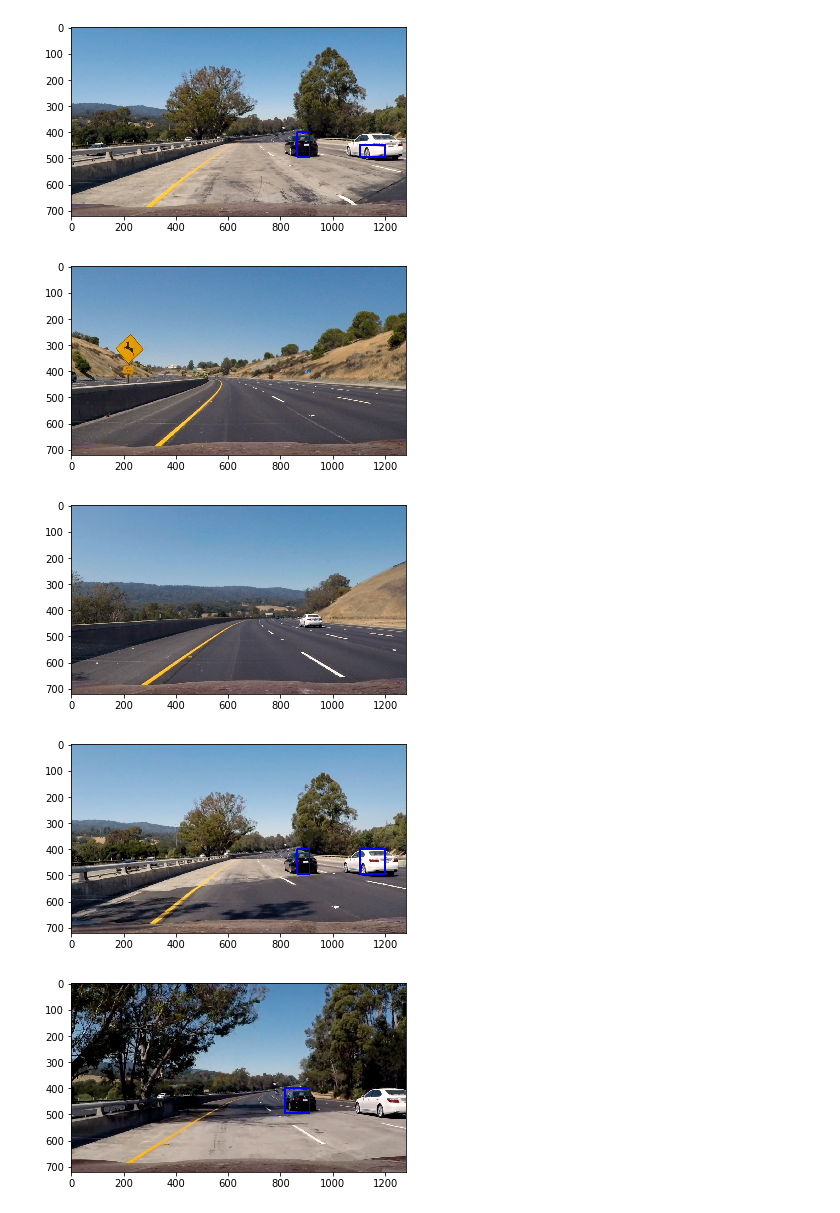
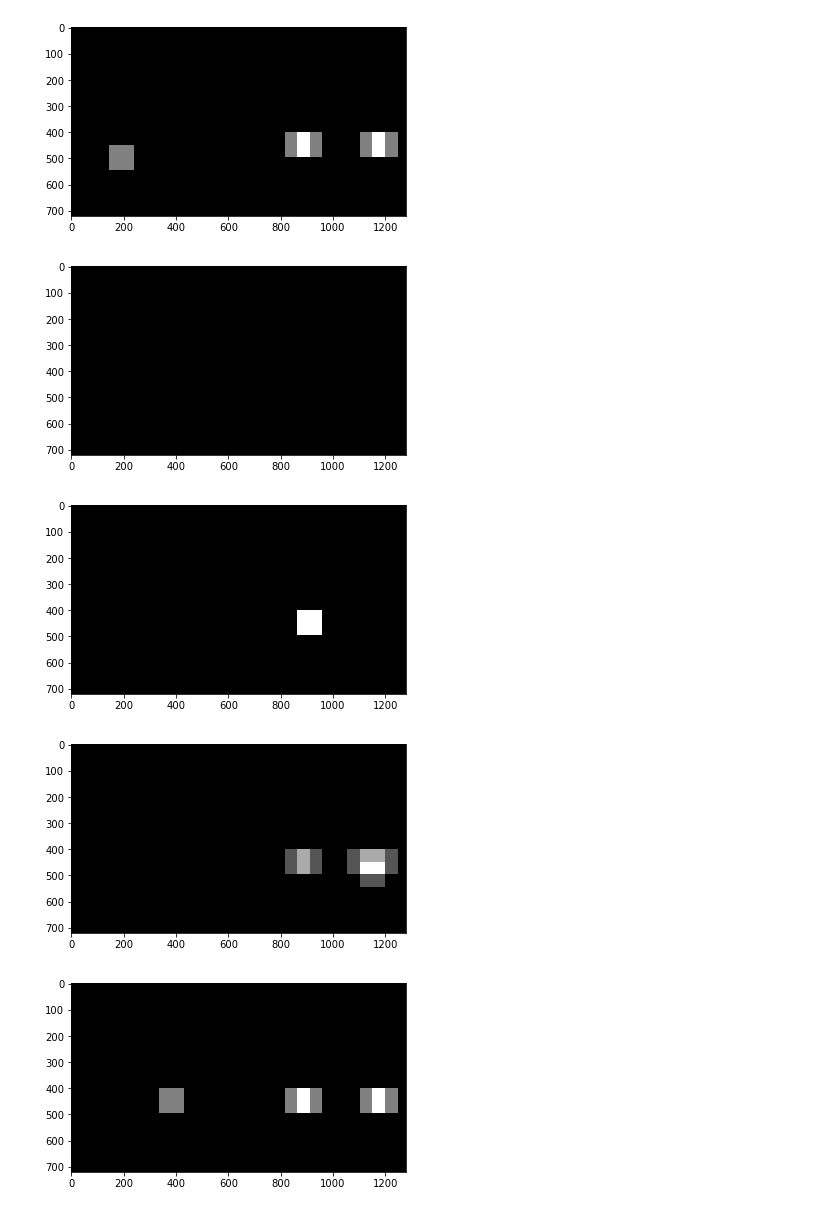
Before and after one commit to sorix6/CarND-Vehicle-Detection, a Jupyter notebook: vehicle_detection.ipynb, the cells around one changed output. Cells and saved outputs as stored; diff of their text form; code cells hidden in the pictures.

Commit message:
Functional pipeline and output images - README to be done

```diff
--- a/vehicle_detection.ipynb
+++ b/vehicle_detection.ipynb
@@ -460,0 +230,25 @@ file.close()
+# %%
+from sklearn import tree
+from sklearn.svm import LinearSVC
+from sklearn.ensemble import VotingClassifier
+from sklearn.linear_model import LogisticRegression
+
+
+clf1 = LogisticRegression(random_state=1)
+
+clf = tree.DecisionTreeClassifier(criterion="entropy", max_depth=1)
+svc = LinearSVC(C=0.1)
+svc.probability = True
+
+eclf1 = VotingClassifier(estimators=[('svc', svc), ('clf1', clf1)], voting='hard')
+
+# Check the training time for the SVC
+t=time.time()
+eclf1.fit(X_train, y_train)
+t2 = time.time()
+print(round(t2-t, 2), 'Seconds to train SVC...')
+# Check the score of the SVC
+acc=eclf1.score(X_test, y_test)
+print('Test Accuracy of SVC = ', round(acc, 4))
+# Check the prediction time for a single sample
+t=time.time()
@@ -464,8 +261,9 @@ for path in test_images:
     draw_image = np.copy(image)
     image = image.astype(np.float32)/255
 
-    windows = slide_window(image, x_start_stop=[None, None], y_start_stop=y_start_stop,
+    windows = slide_window(image, x_start_stop=[None, None], y_start_stop=[ystart, ystop],
                     xy_window=(96, 96), xy_overlap=(0.5, 0.5))
+
 
     hot_windows = search_windows(image, windows, svc, X_scaler, color_space=color_space,
                         spatial_size=spatial_size, hist_bins=hist_bins,
@@ -598,15 +322,15 @@ from scipy.ndimage.measurements import label
 for path in test_images:
     image = mpimg.imread(test_images_folder + path)
 
-    bboxes = find_cars(image, ystart, ystop, scale, svc, X_scaler, orient, pix_per_cell, cell_per_block, spatial_size, hist_bins)
+    bboxes = find_cars(image, ystart, ystop, scale, svc, X_scaler, orient, pix_per_cell, cell_per_block, spatial_size, hist_bins, hog_channel)
 
-    heat = np.zeros_like(image[:,:,0]).astype(np.float)
+    heat = np.zeros_like(image[:,:,0])
 
     # Add heat to each box in box list
     heat = add_heat(heat,bboxes)
 
     # Apply threshold to help remove false positives
-    heat = apply_threshold(heat,1)
+    heat = apply_threshold(heat, 0.5)
 
     # Visualize the heatmap when displaying
     heatmap = np.clip(heat, 0, 255)
@@ -615,6 +339,6 @@ for path in test_images:
     labels = label(heatmap)
     draw_img = draw_labeled_bboxes(np.copy(image), labels)
 
-    plt.imshow(draw_img)
+    plt.imshow(heatmap, cmap='gray')
     plt.show()
 # %% [output]
@@ -621,5 +347,5 @@ for path in test_images:
-[figure, old version]
+[figure, new version]
-[figure, old version]
+[figure, new version]
-[figure, old version]
+[figure, new version]
-[figure, old version]
+[figure, new version]
-[figure, old version]
+[figure, new version]
```
Also changed, not shown: parts of 16 cells of this notebook, 18 other files.
